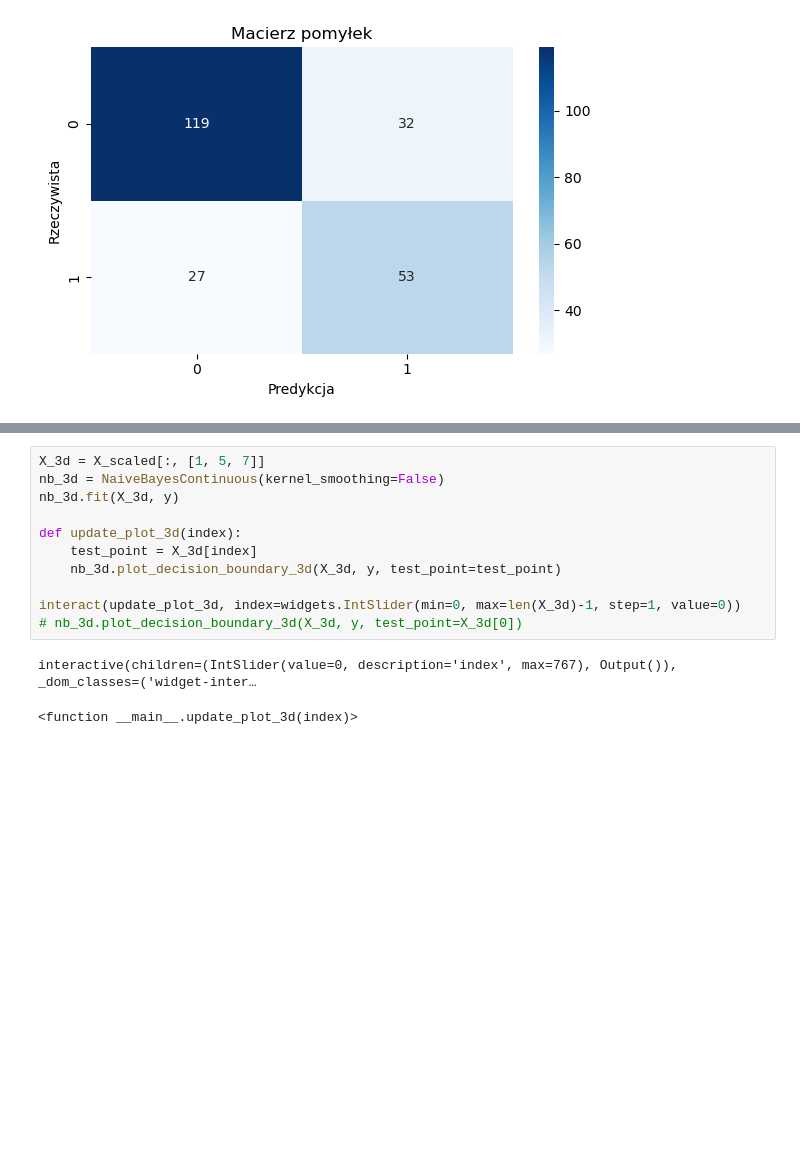
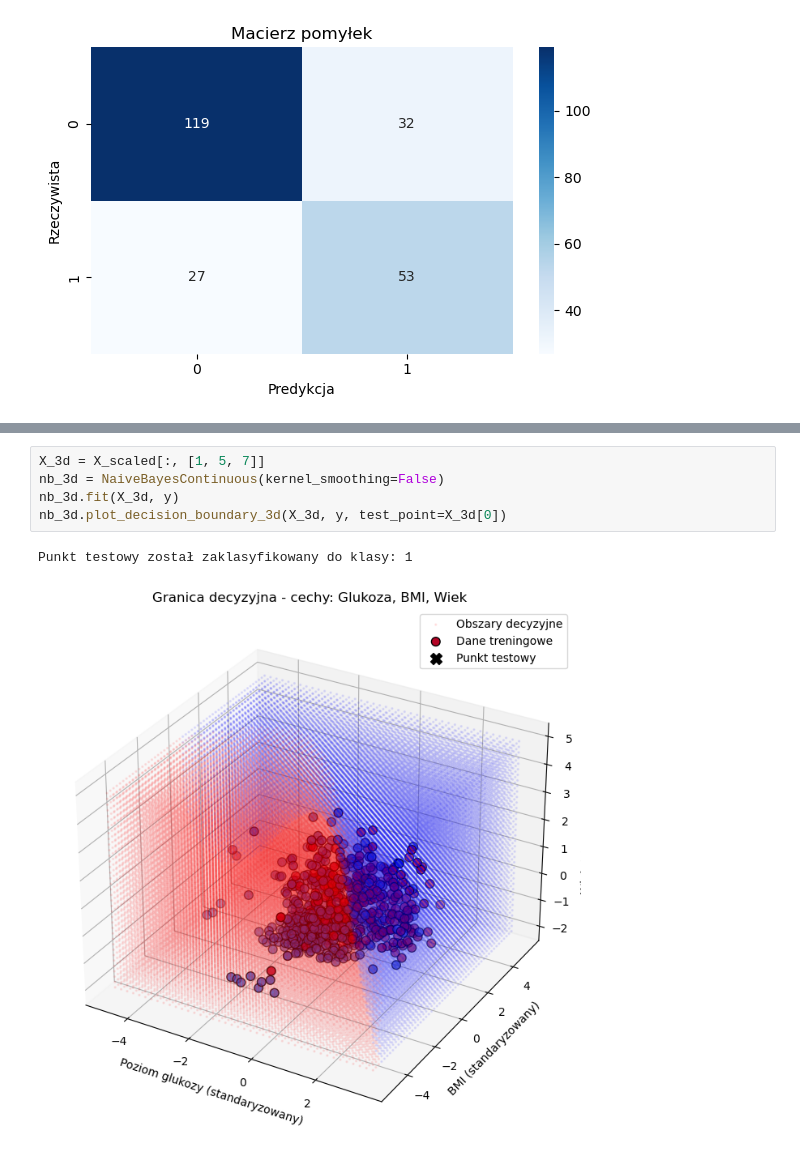
Before and after one commit to Qumpell/mathematical-fundamentals-project, a Jupyter notebook: project.ipynb, the cells around one changed output, grey strips where cells are left out. Drawn from its saved outputs; the diff is of its cells as text; blank space fills up the shorter version.

```diff
--- a/project.ipynb
+++ b/project.ipynb
@@ -252,14 +250,8 @@ interactive(children=(IntSlider(value=0, description='index', max=767), Output()
 # %%
 X_3d = X_scaled[:, [1, 5, 7]]
 nb_3d = NaiveBayesContinuous(kernel_smoothing=False)
 nb_3d.fit(X_3d, y)
-
-def update_plot_3d(index):
-    test_point = X_3d[index]
-    nb_3d.plot_decision_boundary_3d(X_3d, y, test_point=test_point)
-
-interact(update_plot_3d, index=widgets.IntSlider(min=0, max=len(X_3d)-1, step=1, value=0))
-# nb_3d.plot_decision_boundary_3d(X_3d, y, test_point=X_3d[0])
+nb_3d.plot_decision_boundary_3d(X_3d, y, test_point=X_3d[0])
 # %% [output]
-interactive(children=(IntSlider(value=0, description='index', max=767), Output()), _dom_classes=('widget-inter…
+Punkt testowy został zaklasyfikowany do klasy: 1
-<function __main__.update_plot_3d(index)>
+[figure, added]
```
Also changed, not shown: parts of 6 cells of this notebook.
